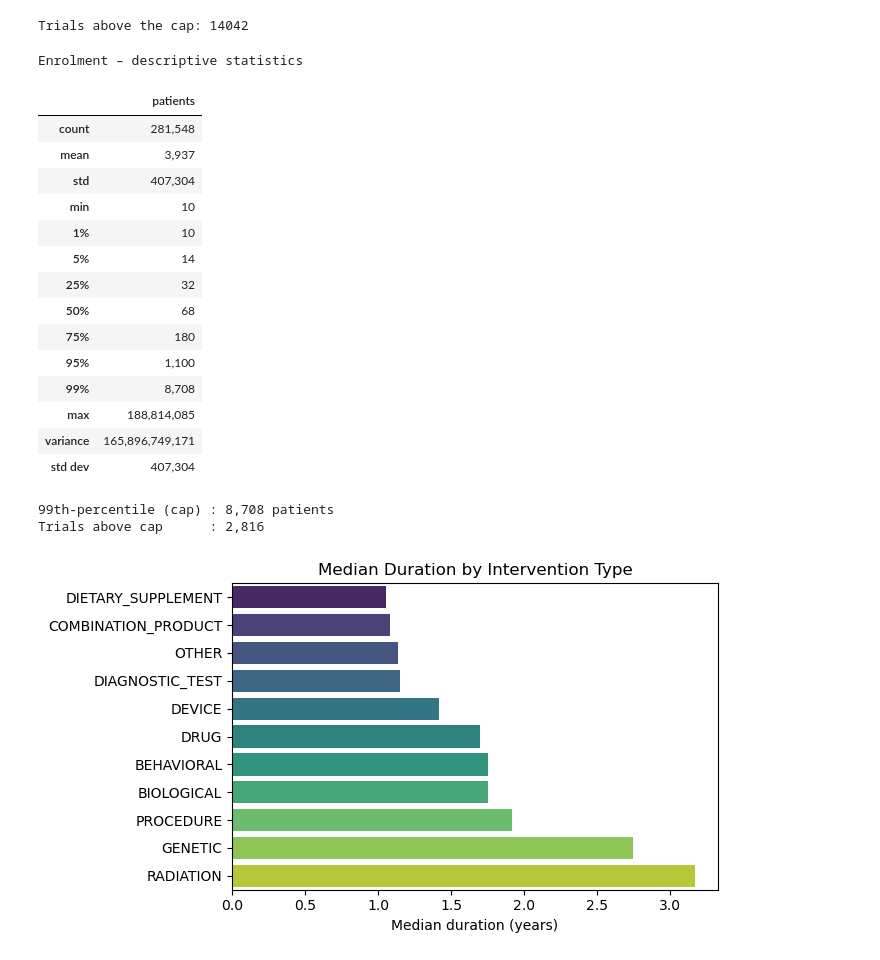
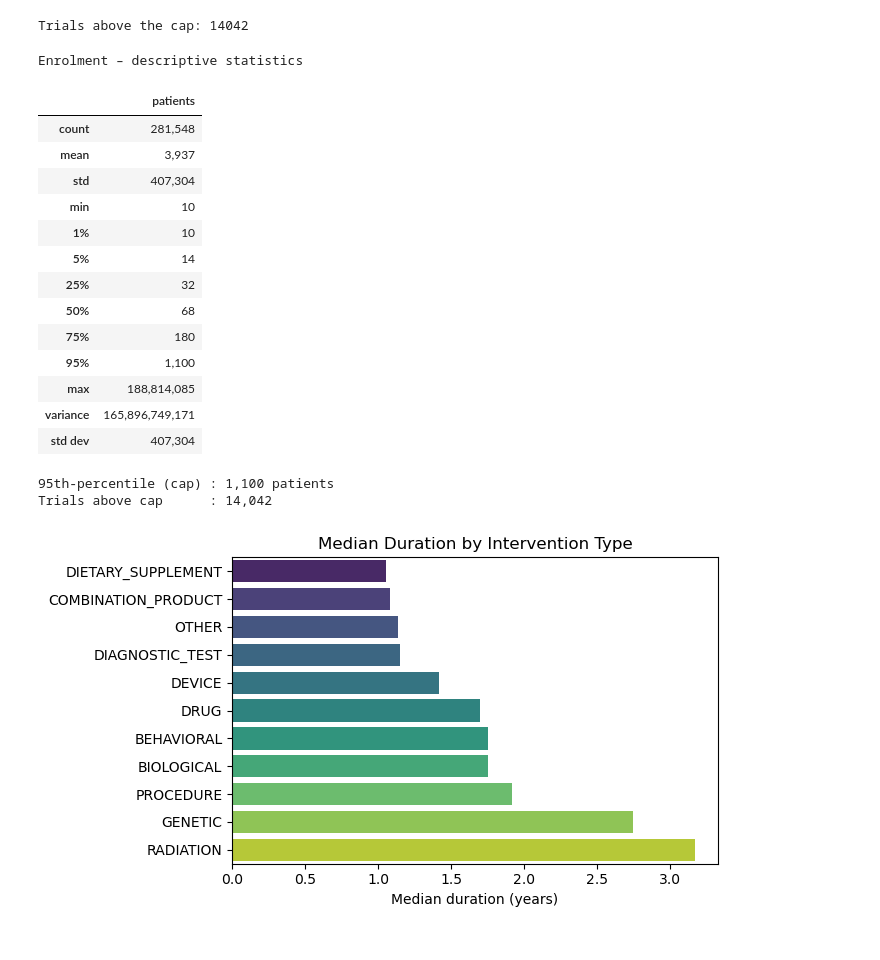
Before and after one commit to jonathan52444/MScProject, a Jupyter notebook: notebooks/02_eda_features.ipynb, the cells around one changed output. Saved outputs shown, nothing was run; the diff lists cells and outputs as text; code cells hidden in the pictures.

```diff
--- a/notebooks/02_eda_features.ipynb
+++ b/notebooks/02_eda_features.ipynb
@@ -85,0 +36,39 @@ None
+# %%
+import pandas as pd
+import matplotlib.pyplot as plt
+import numpy as np
+from IPython.display import display
+
+# Load the data
+df = pd.read_parquet("../data/processed/features_v1.parquet")
+
+# Make a temporary copy and replace "Unknown" in phase with NaN
+tmp = df.copy()
+if "phase" in tmp.columns:
+    tmp.loc[tmp["phase"] == "Unknown", "phase"] = pd.NA   # or np.nan
+
+# Drop the specified columns before computing missingness
+cols_to_drop = [
+    "safety events",
+    "evaluability / drop out rate",
+    "screen fail rate"
+]
+tmp = tmp.drop(columns=cols_to_drop, errors="ignore")
+
+# Standard DataFrame info with counts
+display(tmp.info(show_counts=True))
+
+# Missing-percentage bar plot (excluding the dropped columns)
+miss = tmp.isna().mean().sort_values(ascending=False) * 100
+miss.head(40).plot.bar(figsize=(8, 4))
+plt.ylabel("% missing")
+plt.title("Missing Data (excluding specified columns)")
+plt.show()
+
+# Table with absolute & % missing (excluding the dropped columns)
+miss_tbl = pd.DataFrame({
+    "missing_rows": tmp.isna().sum(),
+    "pct_missing":  miss
+}).sort_values("pct_missing", ascending=False)
+
+display(miss_tbl.head(40))  # show top-40 variables (excluding dropped columns)
@@ -171,42 +197,41 @@ import numpy as np
 from IPython.display import display
 
 # ---- descriptive statistics -----------------------------------
-desc = df["# patients"].describe(percentiles=[.01,.05,.25,.5,.75,.95,.99]).to_frame()
+desc = df["# patients"].describe(percentiles=[.01,.05,.25,.5,.75,.95]).to_frame()
 desc.rename(columns={"# patients": "patients"}, inplace=True)  # nicer header
 desc.loc["variance"] = df["# patients"].var()
 desc.loc["std dev"]  = df["# patients"].std()
 
 # round large integers for readability
 desc = desc.applymap(lambda x: f"{int(x):,}" if pd.notna(x) else x)
 
 print("Enrolment – descriptive statistics")
 display(desc)
 
 # ---- summary of extreme tail -----------------------------------
-cap = np.percentile(df["# patients"].dropna(), 99)
+cap = np.percentile(df["# patients"].dropna(), 95)
 above_cap = df[df["# patients"] > cap].shape[0]
 
-print(f"\n99th-percentile (cap) : {cap:,.0f} patients")
+print(f"\n95th-percentile (cap) : {cap:,.0f} patients")
 print(f"Trials above cap      : {above_cap:,}")
 # %% [output]
 Enrolment – descriptive statistics
 |  | patients |
 | count | 281,548 |
 | mean | 3,937 |
 | std | 407,304 |
 | min | 10 |
 | 1% | 10 |
 | 5% | 14 |
 | 25% | 32 |
 | 50% | 68 |
 | 75% | 180 |
 | 95% | 1,100 |
-| 99% | 8,708 |
 | max | 188,814,085 |
 | variance | 165,896,749,171 |
 | std dev | 407,304 |
-99th-percentile (cap) : 8,708 patients
-Trials above cap      : 2,816
+95th-percentile (cap) : 1,100 patients
+Trials above cap      : 14,042
 # %%
 # count top N types
 topn = df["intervention_type"].value_counts().head(12).index
```
Also changed, not shown: parts of 8 cells of this notebook, 8 other files.
